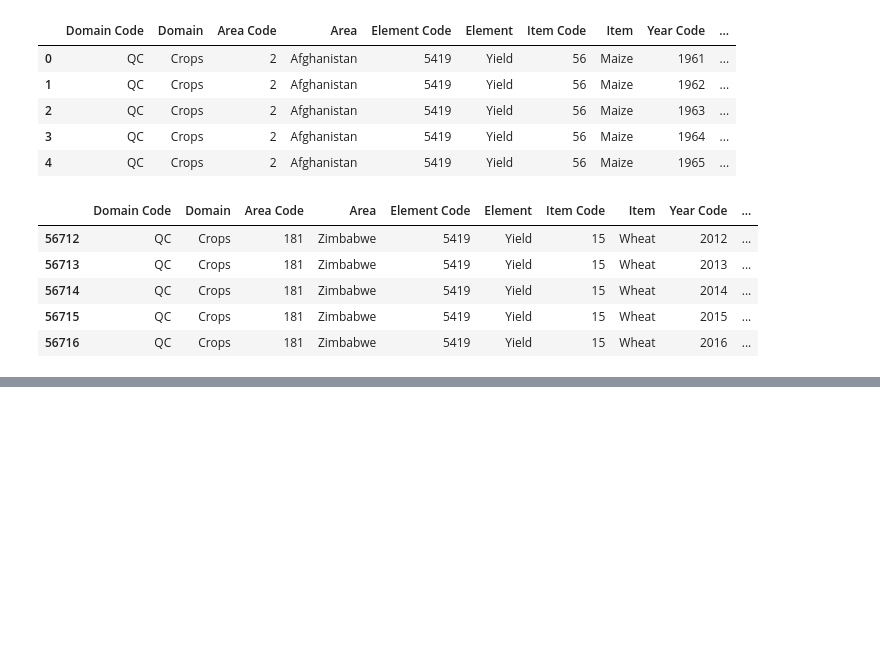
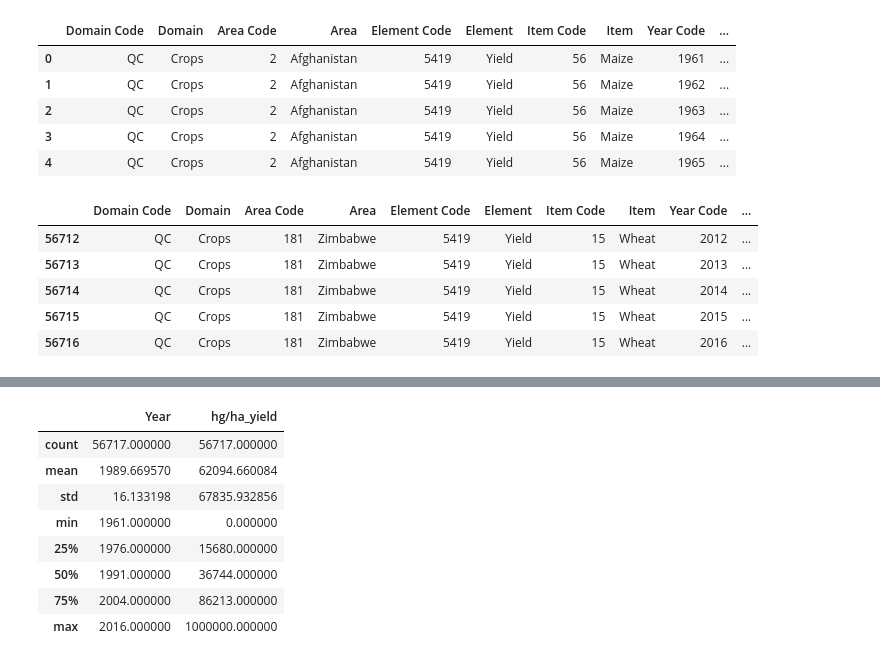
Before and after one commit to ryukirisame/crop-yield-prediction, a Jupyter notebook: crop yield predict.ipynb, the cells around one changed output, grey strips where cells are left out. Saved outputs shown, nothing was run; the diff lists cells and outputs as text; code cells hidden in the pictures; blank space fills up the shorter version.

```diff
--- a/crop yield predict.ipynb
+++ b/crop yield predict.ipynb
@@ -28,0 +50,12 @@ df_yield.tail()
+# %%
+df_yield.describe()
+# %% [output]
+|  | Year | hg/ha_yield |
+| count | 56717.000000 | 56717.000000 |
+| mean | 1989.669570 | 62094.660084 |
+| std | 16.133198 | 67835.932856 |
+| min | 1961.000000 | 0.000000 |
+| 25% | 1976.000000 | 15680.000000 |
+| 50% | 1991.000000 | 36744.000000 |
+| 75% | 2004.000000 | 86213.000000 |
+| max | 2016.000000 | 1000000.000000 |
```
Also changed, not shown: parts of 12 cells of this notebook.
